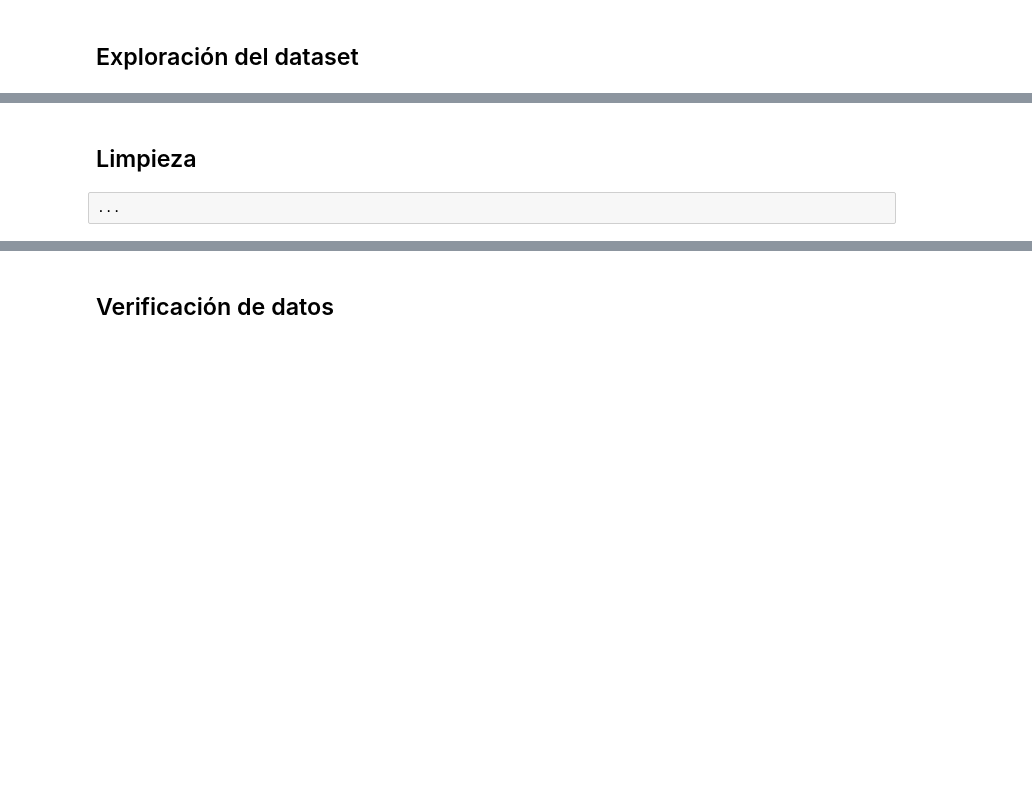
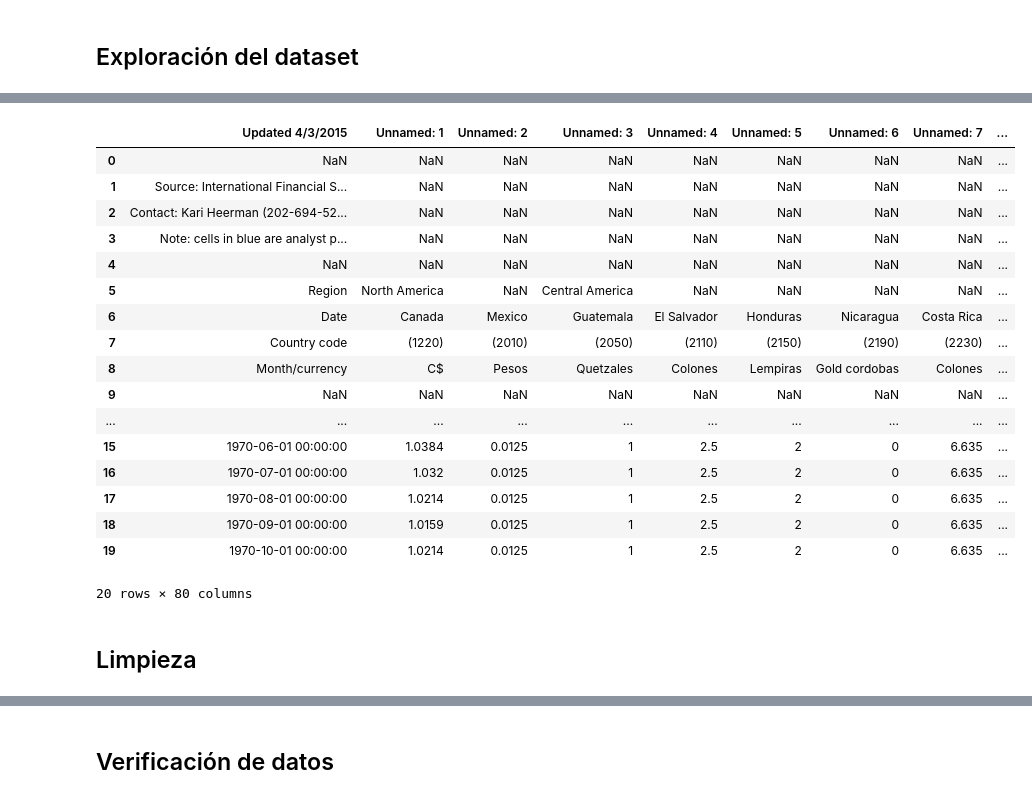
Before and after one commit to agarca4/Exercises-Pandas, a Jupyter notebook: Exercise2 _NominalChangeRates.ipynb, the cells around one changed output, grey strips where cells are left out. Saved outputs shown, nothing was run; the diff lists cells and outputs as text; code cells hidden in the pictures; blank space fills up the shorter version.

```diff
--- a/Exercise2 _NominalChangeRates.ipynb
+++ b/Exercise2 _NominalChangeRates.ipynb
@@ -29,4 +56,23 @@ df
+# %%
+df.head(20)
+# %% [output]
+|  | Updated 4/3/2015 | Unnamed: 1 | Unnamed: 2 | Unnamed: 3 | Unnamed: 4 | Unnamed: 5 | Unnamed: 6 | Unnamed: 7 | ... |
+| 0 | NaN | NaN | NaN | NaN | NaN | NaN | NaN | NaN | ... |
+| 1 | Source: International Financial S... | NaN | NaN | NaN | NaN | NaN | NaN | NaN | ... |
+| 2 | Contact: Kari Heerman (202-694-52... | NaN | NaN | NaN | NaN | NaN | NaN | NaN | ... |
+| 3 | Note: cells in blue are analyst p... | NaN | NaN | NaN | NaN | NaN | NaN | NaN | ... |
+| 4 | NaN | NaN | NaN | NaN | NaN | NaN | NaN | NaN | ... |
+| 5 | Region | North America | NaN | Central America | NaN | NaN | NaN | NaN | ... |
+| 6 | Date | Canada | Mexico | Guatemala | El Salvador | Honduras | Nicaragua | Costa Rica | ... |
+| 7 | Country code | (1220) | (2010) | (2050) | (2110) | (2150) | (2190) | (2230) | ... |
+| 8 | Month/currency | C$ | Pesos | Quetzales | Colones | Lempiras | Gold cordobas | Colones | ... |
+| 9 | NaN | NaN | NaN | NaN | NaN | NaN | NaN | NaN | ... |
+| ... | ... | ... | ... | ... | ... | ... | ... | ... | ... |
+| 15 | 1970-06-01 00:00:00 | 1.0384 | 0.0125 | 1 | 2.5 | 2 | 0 | 6.635 | ... |
+| 16 | 1970-07-01 00:00:00 | 1.032 | 0.0125 | 1 | 2.5 | 2 | 0 | 6.635 | ... |
+| 17 | 1970-08-01 00:00:00 | 1.0214 | 0.0125 | 1 | 2.5 | 2 | 0 | 6.635 | ... |
+| 18 | 1970-09-01 00:00:00 | 1.0159 | 0.0125 | 1 | 2.5 | 2 | 0 | 6.635 | ... |
+| 19 | 1970-10-01 00:00:00 | 1.0214 | 0.0125 | 1 | 2.5 | 2 | 0 | 6.635 | ... |
+20 rows × 80 columns
 # %% [markdown]
 ## Limpieza
-# %% [raw]
-...
```
Also changed, not shown: parts of 4 cells of this notebook, 1 other file.
